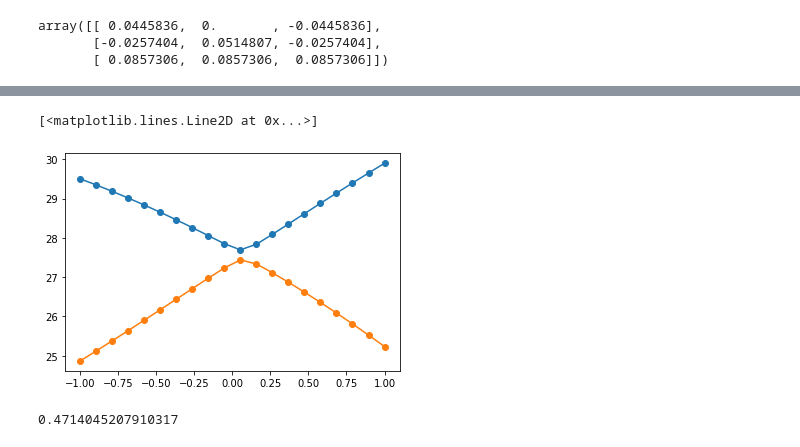
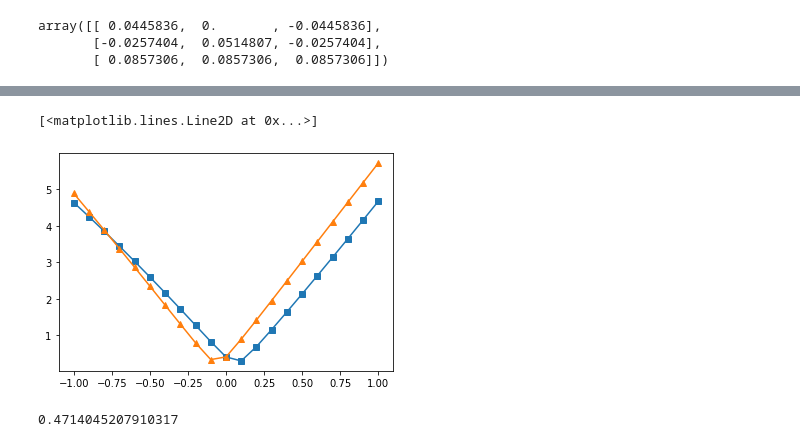
Before and after one commit to pietrodelugas/plot_tommaso, a Jupyter notebook: note_book_prova1.ipynb, the cells around one changed output, grey strips where cells are left out. Drawn from its saved outputs; the diff is of its cells as text; code cells hidden in the pictures.

```diff
--- a/note_book_prova1.ipynb
+++ b/note_book_prova1.ipynb
@@ -76,6 +76,18 @@ array([[ 0.0445836,  0.       , -0.0445836],
        [ 0.0857306,  0.0857306,  0.0857306]])
 # %%
 
-dodline = lambda dir,branch: [bulk_disp(*(k+c*d_frac[dir]),branch=branch, **inp) for c in np.linspace(-1.0,1.0,20)]
+from __future__ import barry_as_FLUFL
+from pyrsistent import b
+
+
+dodline = lambda dir,branch: [bulk_disp(*(k+c*d_frac[dir]),branch=branch, **inp) for c in np.linspace(-1.0,1.0,21)]
+gap = lambda q,inp_: bulk_disp(*q,branch=1,**inp_)-bulk_disp(*q,branch=0, **inp_)
+gapline = lambda dir,inp_=inp:[gap(k+c*d_frac[dir],inp_) for c in np.linspace(-1.0,1.0,21)]
+
 gdx1 = dodline(dir=0,branch=0)
 gdx2 = dodline(dir=0,branch=1)
+gdy1 = dodline(dir=1,branch=0)
+gdy2 = dodline(dir=1,branch=1)
+gap1 = gapline(0)
+
+gap(k,inp),gap1
@@ -82,9 +112,13 @@ gdx2 = dodline(dir=0,branch=1)
-# %%
-plt.plot(np.linspace(-1,1,20), gdx2,marker='o')
-plt.plot(np.linspace(-1,1,20), gdx1, marker='o')
-# %% [output]
-[<matplotlib.lines.Line2D at 0x...>]
-[figure, removed]
+# %%
+#plt.plot(np.linspace(-1,1,21), gdx2,marker='o')
+#plt.plot(np.linspace(-1,1,21), gdx1, marker='o')
+#plt.plot(np.linspace(-1,1,21), gdy1, marker='o')
+#plt.plot(np.linspace(-1,1,21), gdy2, marker='o')
+plt.plot(np.linspace(-1,1,21), gapline(0), marker='s')
+plt.plot(np.linspace(-1,1,21),gapline(1), marker='^')
+# %% [output]
+[<matplotlib.lines.Line2D at 0x...>]
+[figure, added]
 # %%
 def dgdx(p,d):
 # %% [output]
```
Also changed, not shown: parts of 1 cell of this notebook.
